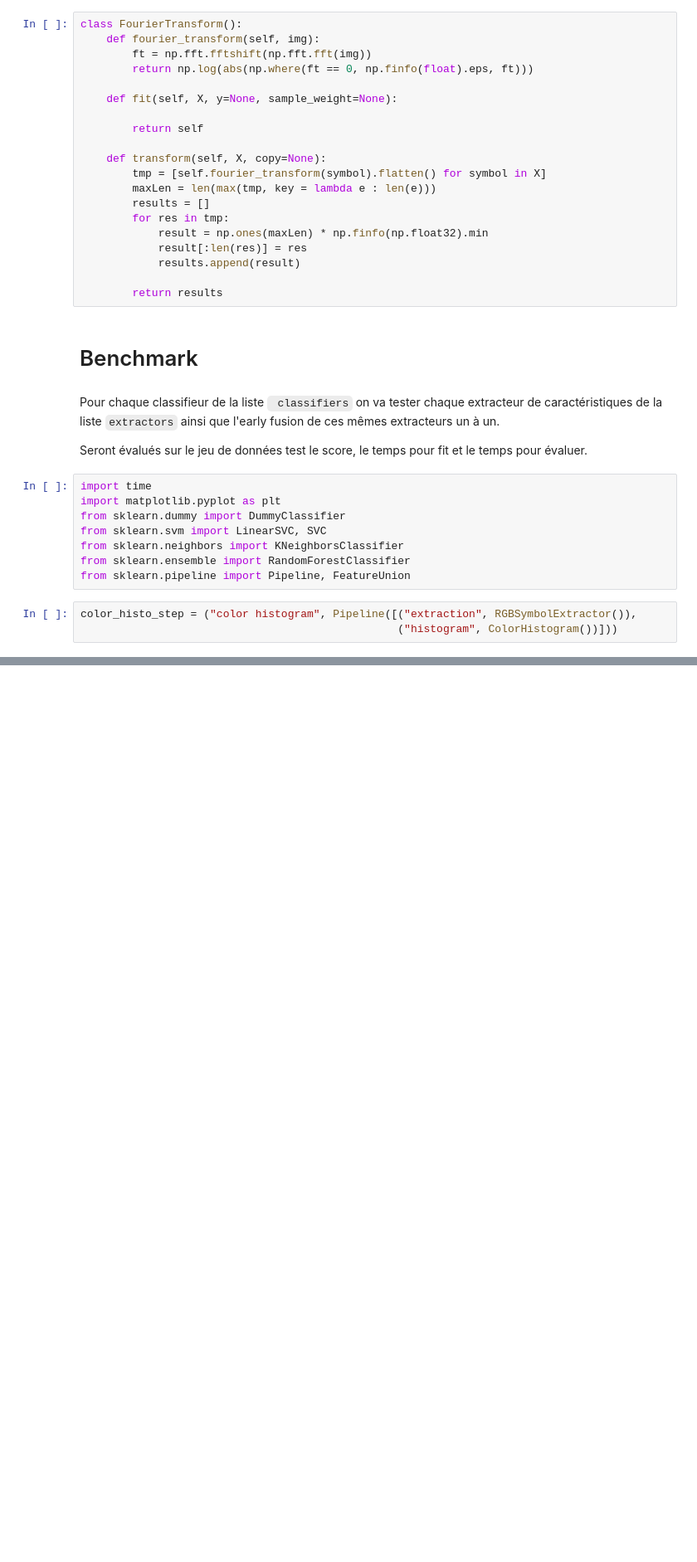
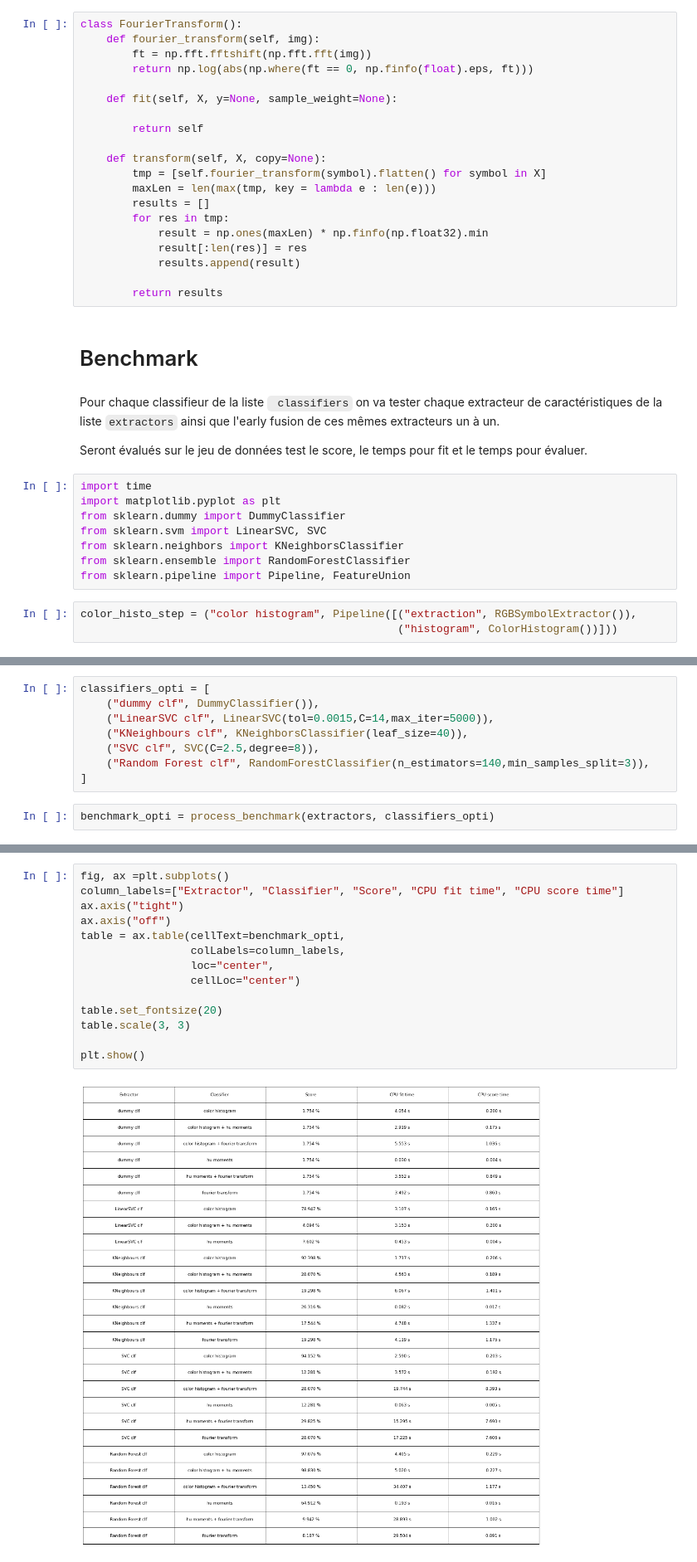
Before and after one commit to Fir0x/Dobble-referee, a Jupyter notebook: notebooks/pipeline.ipynb, the cells around one changed output, grey strips where cells are left out. Shown at 83% size. Drawn from its saved outputs; the diff is of its cells as text; blank space fills up the shorter version.

```diff
--- a/notebooks/pipeline.ipynb
+++ b/notebooks/pipeline.ipynb
@@ -326,0 +352,10 @@ plt.show()
+# %%
+classifiers_opti = [
+    ("dummy clf", DummyClassifier()),
+    ("LinearSVC clf", LinearSVC(tol=0.0015,C=14,max_iter=5000)),
+    ("KNeighbours clf", KNeighborsClassifier(leaf_size=40)),
+    ("SVC clf", SVC(C=2.5,degree=8)),
+    ("Random Forest clf", RandomForestClassifier(n_estimators=140,min_samples_split=3)),
+]
+# %%
+benchmark_opti = process_benchmark(extractors, classifiers_opti)
@@ -326,0 +391,16 @@ plt.show()
+# %%
+fig, ax =plt.subplots()
+column_labels=["Extractor", "Classifier", "Score", "CPU fit time", "CPU score time"]
+ax.axis("tight")
+ax.axis("off")
+table = ax.table(cellText=benchmark_opti,
+                 colLabels=column_labels,
+                 loc="center",
+                 cellLoc="center")
+
+table.set_fontsize(20)
+table.scale(3, 3)
+
+plt.show()
+# %% [output]
+[figure, added]
```
Also changed, not shown: parts of 9 cells of this notebook.
